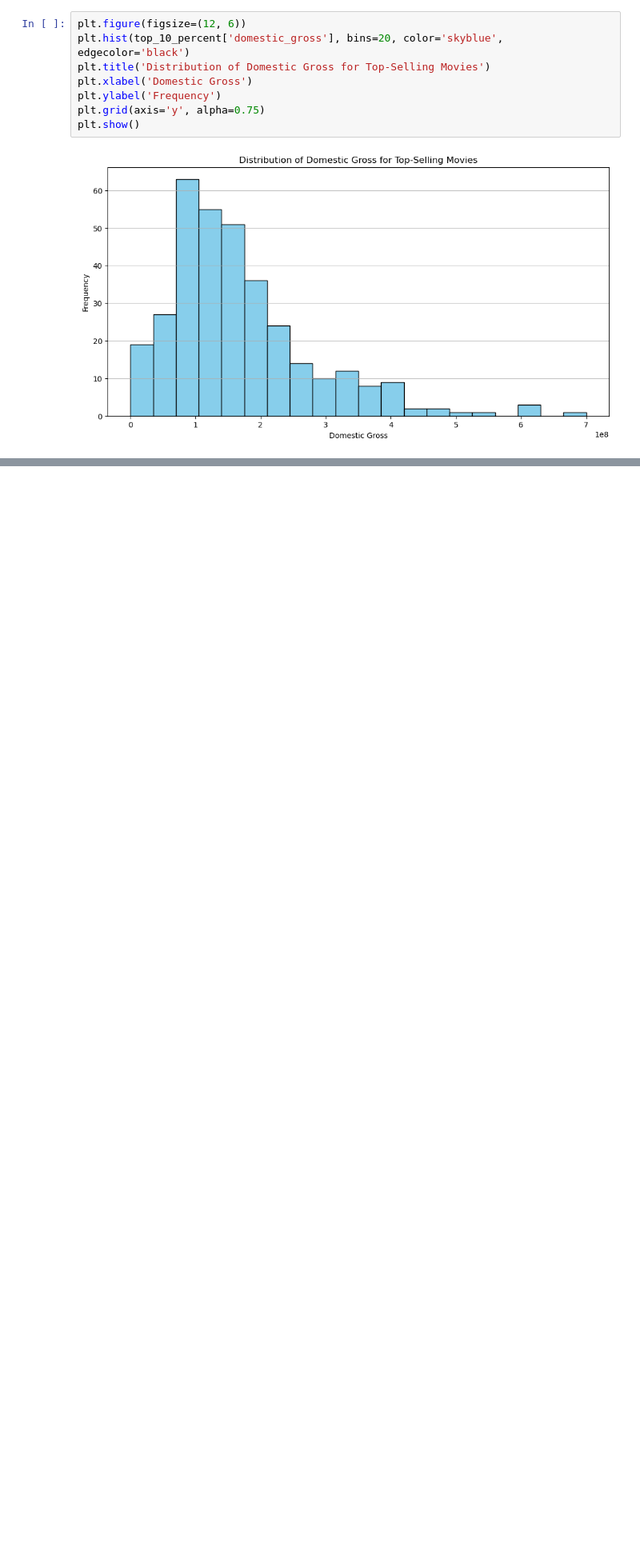
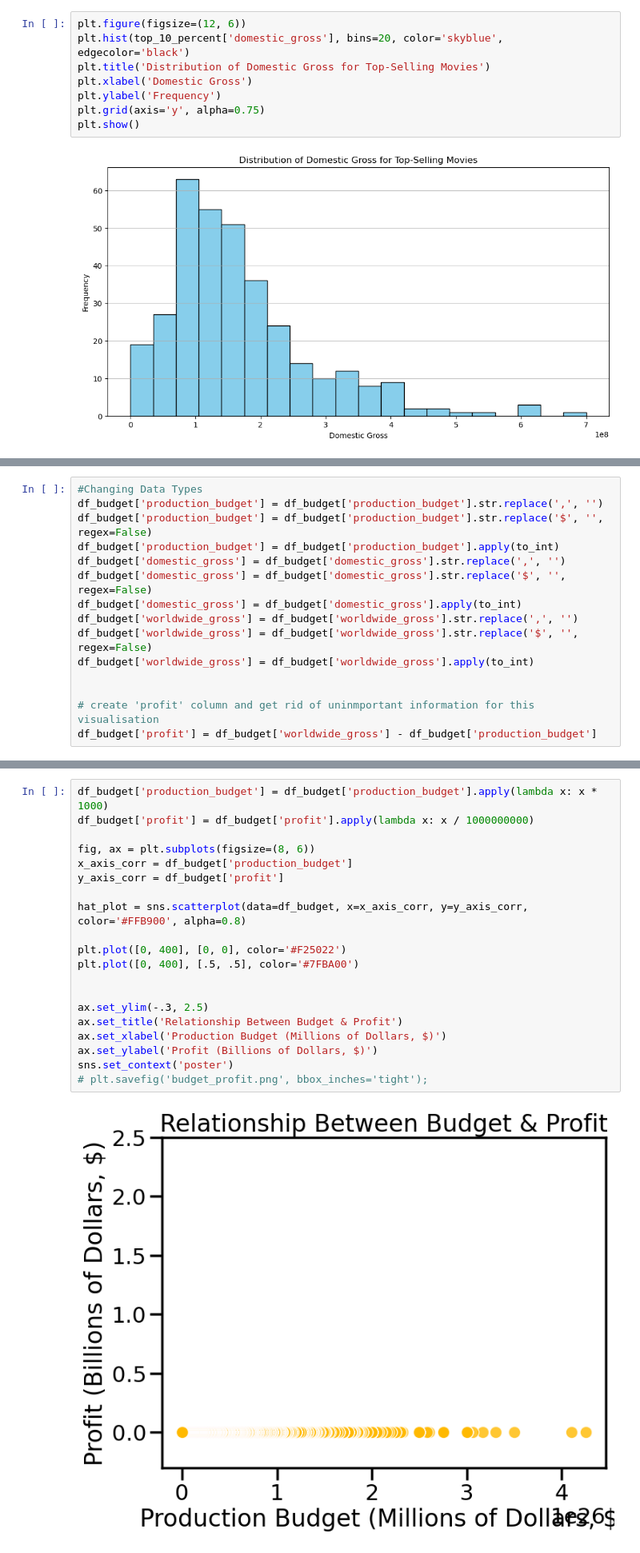
Before and after one commit to EstherMoringa/dsc-phase-1-project-v2-4, a Jupyter notebook: student.ipynb, the cells around one changed output, grey strips where cells are left out. Shown: that part at 80% size. Cells and saved outputs as stored; diff of their text form; blank space fills up the shorter version.

```diff
--- a/student.ipynb
+++ b/student.ipynb
@@ -293,0 +520,15 @@ Mode Domestic Gross: $130199999.0
+# %%
+#Changing Data Types
+df_budget['production_budget'] = df_budget['production_budget'].str.replace(',', '')
+df_budget['production_budget'] = df_budget['production_budget'].str.replace('$', '', regex=False)
+df_budget['production_budget'] = df_budget['production_budget'].apply(to_int)
+df_budget['domestic_gross'] = df_budget['domestic_gross'].str.replace(',', '')
+df_budget['domestic_gross'] = df_budget['domestic_gross'].str.replace('$', '', regex=False)
+df_budget['domestic_gross'] = df_budget['domestic_gross'].apply(to_int)
+df_budget['worldwide_gross'] = df_budget['worldwide_gross'].str.replace(',', '')
+df_budget['worldwide_gross'] = df_budget['worldwide_gross'].str.replace('$', '', regex=False)
+df_budget['worldwide_gross'] = df_budget['worldwide_gross'].apply(to_int)
+
+
+# create 'profit' column and get rid of uninmportant information for this visualisation
+df_budget['profit'] = df_budget['worldwide_gross'] - df_budget['production_budget']
@@ -293,0 +751,22 @@ Mode Domestic Gross: $130199999.0
+# %%
+df_budget['production_budget'] = df_budget['production_budget'].apply(lambda x: x * 1000)
+df_budget['profit'] = df_budget['profit'].apply(lambda x: x / 1000000000)
+
+fig, ax = plt.subplots(figsize=(8, 6))
+x_axis_corr = df_budget['production_budget']
+y_axis_corr = df_budget['profit']
+
+hat_plot = sns.scatterplot(data=df_budget, x=x_axis_corr, y=y_axis_corr, color='#FFB900', alpha=0.8)
+
+plt.plot([0, 400], [0, 0], color='#F25022')
+plt.plot([0, 400], [.5, .5], color='#7FBA00')
+
+
+ax.set_ylim(-.3, 2.5)
+ax.set_title('Relationship Between Budget & Profit')
+ax.set_xlabel('Production Budget (Millions of Dollars, $)')
+ax.set_ylabel('Profit (Billions of Dollars, $)')
+sns.set_context('poster')
+# plt.savefig('budget_profit.png', bbox_inches='tight');
+# %% [output]
+[figure, added]
```
Also changed, not shown: parts of 38 cells of this notebook.
